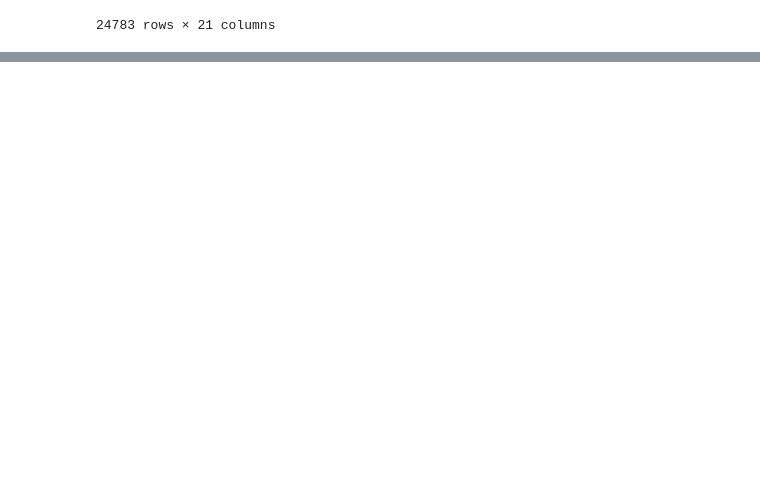
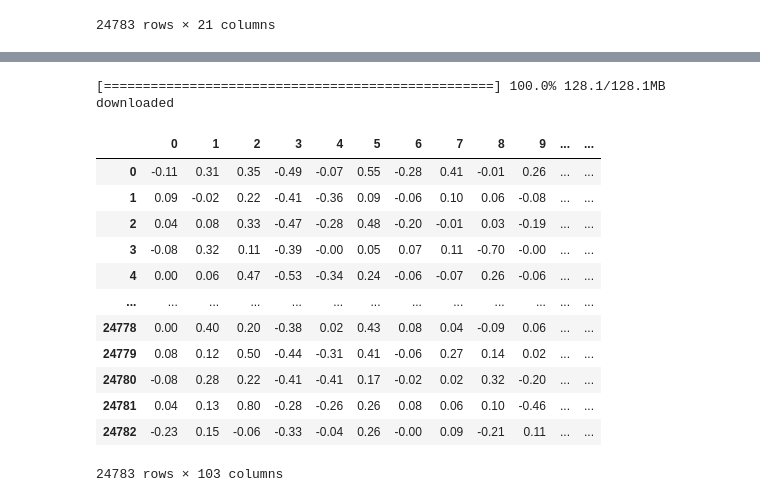
Before and after one commit to robertodr01/Ethical-NLP, a Jupyter notebook: text-representation.ipynb, the cells around one changed output, grey strips where cells are left out. Drawn from its saved outputs; the diff is of its cells as text; code cells hidden in the pictures; blank space fills up the shorter version.

```diff
--- a/text-representation.ipynb
+++ b/text-representation.ipynb
@@ -135,0 +181,18 @@ Warning : `load_model` does not return WordVectorModel or SupervisedModel any mo
+# %%
+X = getTrainSetGlove()
+X
+# %% [output]
+[==================================================] 100.0% 128.1/128.1MB downloaded
+|  | 0 | 1 | 2 | 3 | 4 | 5 | 6 | 7 | 8 | 9 | ... | ... |
+| 0 | -0.11 | 0.31 | 0.35 | -0.49 | -0.07 | 0.55 | -0.28 | 0.41 | -0.01 | 0.26 | ... | ... |
+| 1 | 0.09 | -0.02 | 0.22 | -0.41 | -0.36 | 0.09 | -0.06 | 0.10 | 0.06 | -0.08 | ... | ... |
+| 2 | 0.04 | 0.08 | 0.33 | -0.47 | -0.28 | 0.48 | -0.20 | -0.01 | 0.03 | -0.19 | ... | ... |
+| 3 | -0.08 | 0.32 | 0.11 | -0.39 | -0.00 | 0.05 | 0.07 | 0.11 | -0.70 | -0.00 | ... | ... |
+| 4 | 0.00 | 0.06 | 0.47 | -0.53 | -0.34 | 0.24 | -0.06 | -0.07 | 0.26 | -0.06 | ... | ... |
+| ... | ... | ... | ... | ... | ... | ... | ... | ... | ... | ... | ... | ... |
+| 24778 | 0.00 | 0.40 | 0.20 | -0.38 | 0.02 | 0.43 | 0.08 | 0.04 | -0.09 | 0.06 | ... | ... |
+| 24779 | 0.08 | 0.12 | 0.50 | -0.44 | -0.31 | 0.41 | -0.06 | 0.27 | 0.14 | 0.02 | ... | ... |
+| 24780 | -0.08 | 0.28 | 0.22 | -0.41 | -0.41 | 0.17 | -0.02 | 0.02 | 0.32 | -0.20 | ... | ... |
+| 24781 | 0.04 | 0.13 | 0.80 | -0.28 | -0.26 | 0.26 | 0.08 | 0.06 | 0.10 | -0.46 | ... | ... |
+| 24782 | -0.23 | 0.15 | -0.06 | -0.33 | -0.04 | 0.26 | -0.00 | 0.09 | -0.21 | 0.11 | ... | ... |
+24783 rows × 103 columns
```
Also changed, not shown: parts of 5 cells of this notebook.
